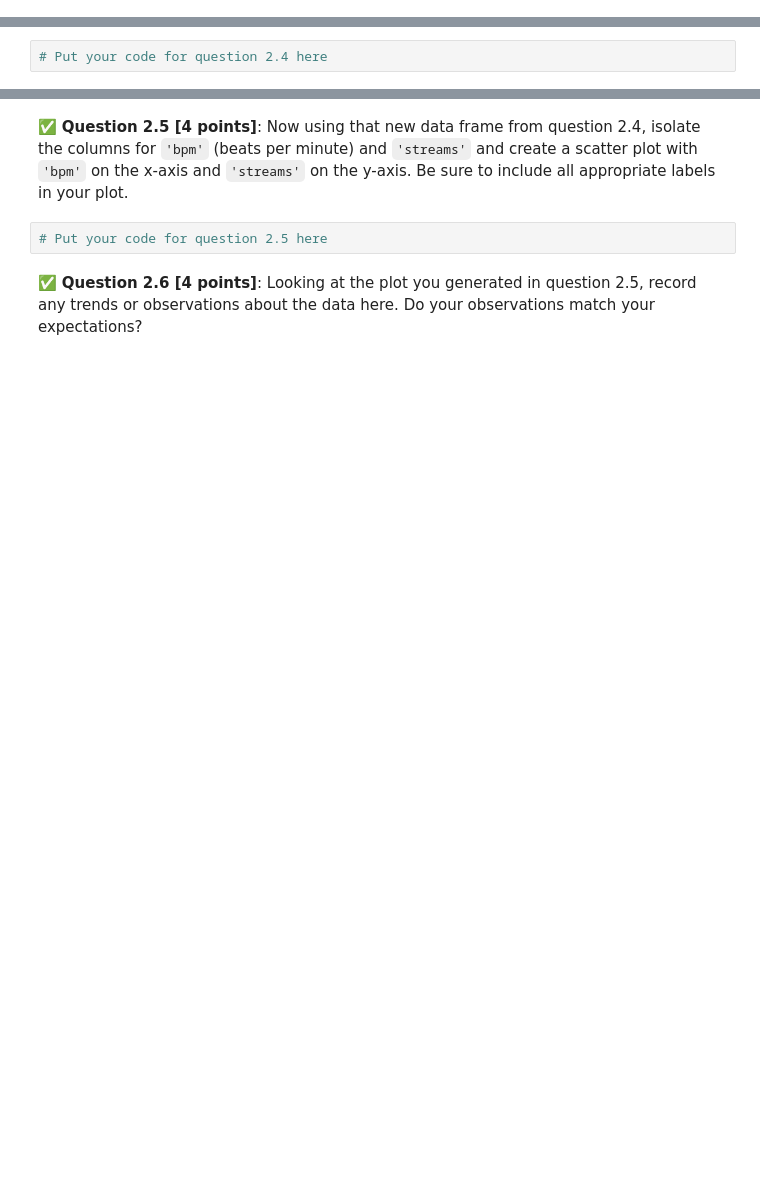
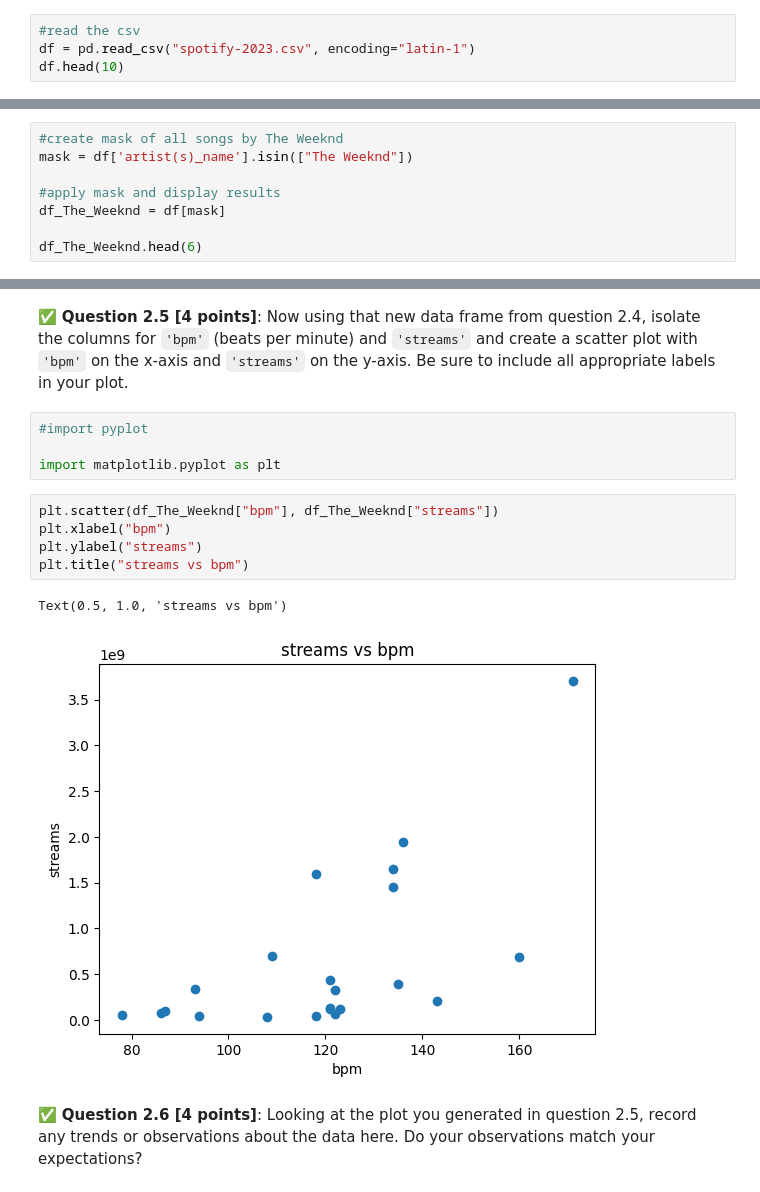
Before and after one commit to Jlozano351/CMSE202-s24-turnin, a Jupyter notebook: midterm/CMSE202_Section004_MidtermS24_Juan José Lozano González.ipynb, the cells around one changed output, grey strips where cells are left out. Cells and saved outputs as stored; diff of their text form; blank space fills up the shorter version.

```diff
--- a/midterm/CMSE202_Section004_MidtermS24_Juan José Lozano González.ipynb
+++ b/midterm/CMSE202_Section004_MidtermS24_Juan José Lozano González.ipynb
@@ -76,0 +100,4 @@ The file is also on D2L.
+# %%
+#read the csv
+df = pd.read_csv("spotify-2023.csv", encoding="latin-1")
+df.head(10)
@@ -81,4 +133,10 @@ The file is also on D2L.
 # %% [markdown]
 &#9989; **Question 2.4 [3 points]**: Using the artist you found in the previous question, create a new dataframe which contains only information about the songs from that artist. Display the first 6 lines of that dataframe after you made it.
 # %%
-# Put your code for question 2.4 here
+#create mask of all songs by The Weeknd
+mask = df['artist(s)_name'].isin(["The Weeknd"])
+
+#apply mask and display results
+df_The_Weeknd = df[mask]
+
+df_The_Weeknd.head(6)
@@ -85,7 +152,17 @@ The file is also on D2L.
 # %% [markdown]
 &#9989; **Question 2.5 [4 points]**: Now using that new data frame from question 2.4, isolate the columns for `'bpm'` (beats per minute) and `'streams'` and create a scatter plot with `'bpm'` on the x-axis and `'streams'` on the y-axis. Be sure to include all appropriate labels in your plot.
+# %%
+#import pyplot
+
+import matplotlib.pyplot as plt
 # %%
-# Put your code for question 2.5 here
+plt.scatter(df_The_Weeknd["bpm"], df_The_Weeknd["streams"])
+plt.xlabel("bpm")
+plt.ylabel("streams")
+plt.title("streams vs bpm")
+# %% [output]
+Text(0.5, 1.0, 'streams vs bpm')
+[figure, added]
 # %% [markdown]
 &#9989; **Question 2.6 [4 points]**: Looking at the plot you generated in question 2.5, record any trends or observations about the data here. Do your observations match your expectations?
 # %% [markdown]
```
Also changed, not shown: parts of 12 cells of this notebook, 2 other files.
